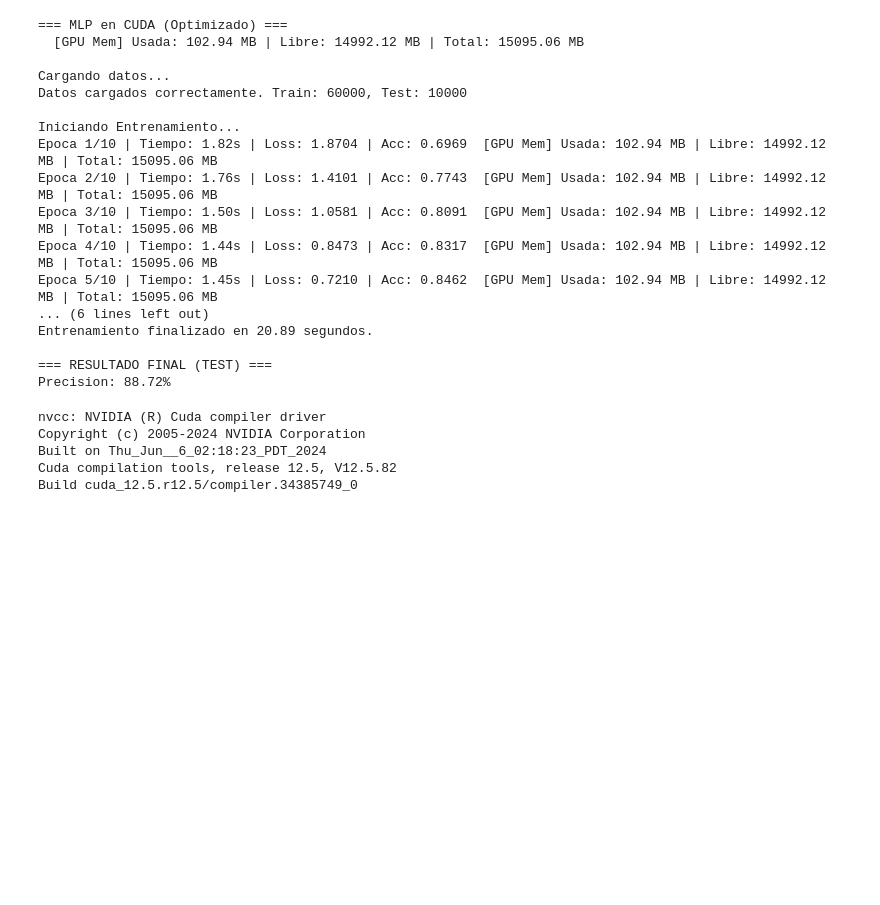
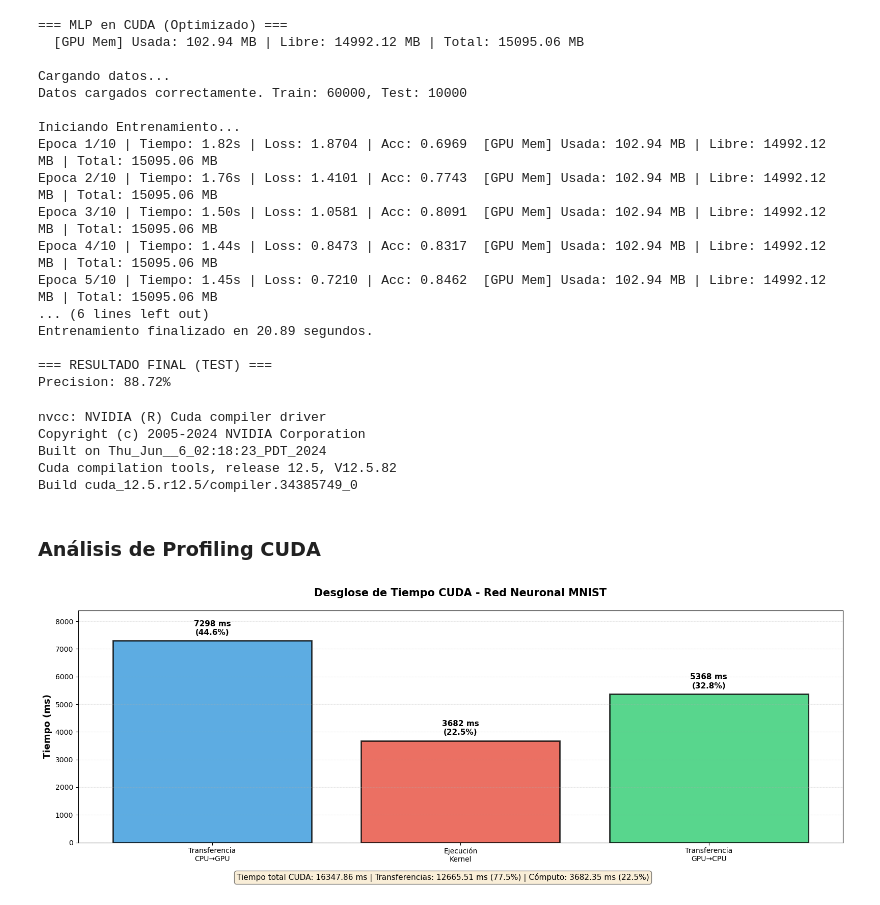
Before and after one commit to Luishg08/RedNeuronalMNIST, a Jupyter notebook: Escenario3/mainA.ipynb, the cells around one changed output. Saved outputs shown, nothing was run; the diff lists cells and outputs as text; code cells hidden in the pictures; blank space fills up the shorter version.

Commit message:
docs: gráfica de desglose de tiempos en CUDA

```diff
--- a/Escenario3/mainA.ipynb
+++ b/Escenario3/mainA.ipynb
@@ -545,3 +571,44 @@ Copyright (c) 2005-2024 NVIDIA Corporation
 Built on Thu_Jun__6_02:18:23_PDT_2024
 Cuda compilation tools, release 12.5, V12.5.82
 Build cuda_12.5.r12.5/compiler.34385749_0
+# %% [markdown]
+### Análisis de Profiling CUDA
+# %%
+import matplotlib.pyplot as plt
+import numpy as np
+
+# Datos del profiling CUDA (en milisegundos)
+operaciones = ['Transferencia\nCPU→GPU', 'Ejecución\nKernel', 'Transferencia\nGPU→CPU']
+tiempos = [7297.69, 3682.35, 5367.82]
+porcentajes = [44.6, 22.5, 32.8]
+colores = ['#3498db', '#e74c3c', '#2ecc71']
+
+# Crear figura con 2 subgráficos
+fig, ax1 = plt.subplots(1, 1, figsize=(16, 6))
+
+# Gráfico de barras
+bars = ax1.bar(operaciones, tiempos, color=colores, edgecolor='black', linewidth=2, alpha=0.8)
+ax1.set_ylabel('Tiempo (ms)', fontsize=13, fontweight='bold')
+ax1.set_title('Desglose de Tiempo CUDA - Red Neuronal MNIST', fontsize=15, fontweight='bold', pad=20)
+ax1.grid(axis='y', alpha=0.3, linestyle='--')
+ax1.set_ylim(0, max(tiempos) * 1.15)
+
+# Añadir valores en las barras
+for i, (bar, tiempo, porcentaje) in enumerate(zip(bars, tiempos, porcentajes)):
+    height = bar.get_height()
+    ax1.text(bar.get_x() + bar.get_width()/2., height + 150,
+             f'{tiempo:.0f} ms\n({porcentaje}%)',
+             ha='center', va='bottom', fontsize=11, fontweight='bold')
+
+# Añadir estadísticas
+total_cuda = sum(tiempos)
+transferencias = tiempos[0] + tiempos[2]
+fig.text(0.5, 0.02,
+         f'Tiempo total CUDA: {total_cuda:.2f} ms | Transferencias: {transferencias:.2f} ms ({(transferencias/total_cuda)*100:.1f}%) | Cómputo: {tiempos[1]:.2f} ms ({porcentajes[1]:.1f}%)',
+         ha='center', fontsize=11, bbox=dict(boxstyle='round', facecolor='wheat', alpha=0.5))
+
+plt.tight_layout(rect=[0, 0.05, 1, 1])
+plt.savefig('cuda_profiling_completo.png', dpi=300, bbox_inches='tight')
+plt.show()
+# %% [output]
+[figure, added]
```
Also changed, not shown: parts of 1 cell of this notebook, 1 other file.
